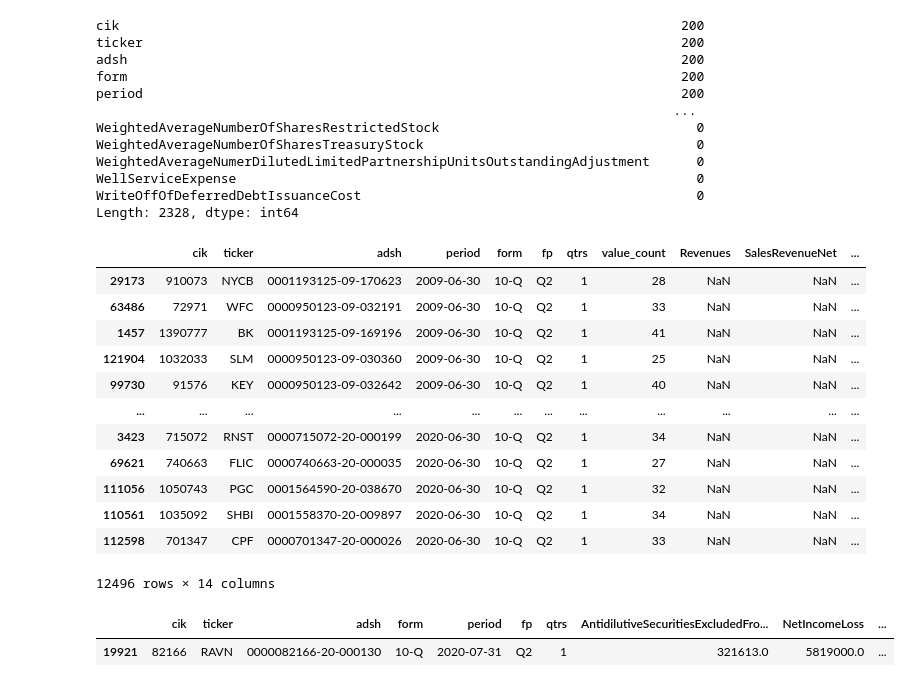
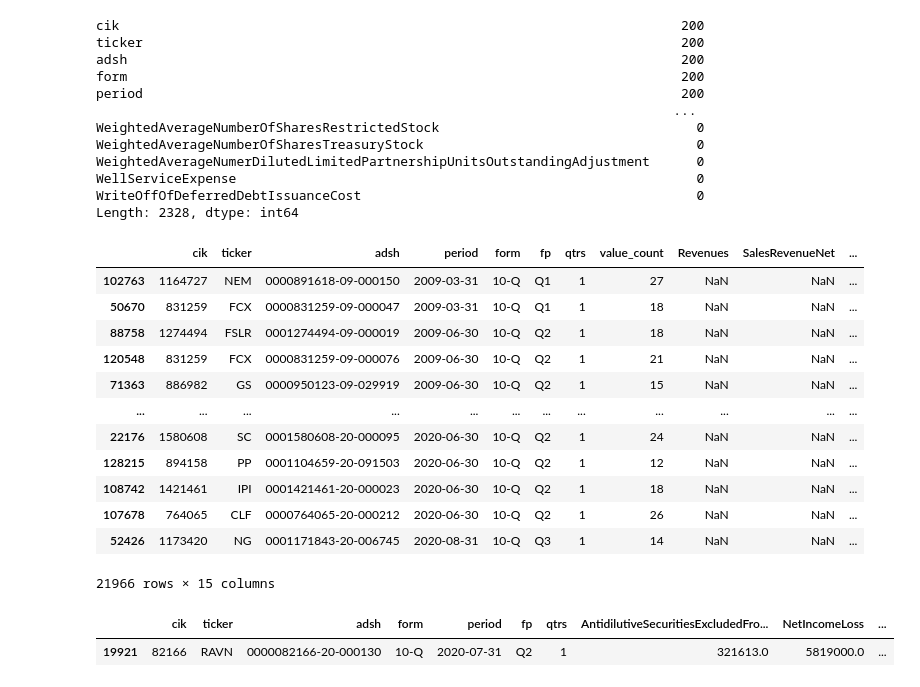
Before and after one commit to HansjoergW/bfh_mt_hs2020_sec_data, a Jupyter notebook: 04_UniformAndCompleteData.ipynb, the cells around one changed output. Cells and saved outputs as stored; diff of their text form; code cells hidden in the pictures.

```diff
--- a/04_UniformAndCompleteData.ipynb
+++ b/04_UniformAndCompleteData.ipynb
@@ -570,7 +570,7 @@ is_pivot_pd_copy = prepare_un_values(is_pivot_pd_copy, [
     'Revenues',
     'SalesRevenueNet',
     'RevenueFromContractWithCustomerExcludingAssessedTax',
-    'RevenueFromContractWithCustomerIncludingAssessedTax',
+    'RevenueFromContractWithCustomerIncludingAssessedTax'
 ])
 is_pivot_pd_copy.shape
 # %% [output]
@@ -720,51 +745,52 @@ is_pivot_pd_copy[
                 &(is_pivot_pd_copy.SalesRevenueNet.isnull())  \
                 &(is_pivot_pd_copy.RevenueFromContractWithCustomerExcludingAssessedTax.isnull())   \
                 &(is_pivot_pd_copy.RevenueFromContractWithCustomerIncludingAssessedTax.isnull())   \
-                &(is_pivot_pd_copy.InterestAndDividendIncomeOperating.notnull())   \
-                &(is_pivot_pd_copy.NoninterestIncome.notnull())   \
-#               &(is_pivot_pd_copy.qtrs == '0')   \
-#                 &(is_pivot_pd_copy.Revenues.isnull())  \
+                &(is_pivot_pd_copy.InterestAndDividendIncomeOperating.isnull())   \
+                &(is_pivot_pd_copy.NoninterestIncome.isnull())   \
+               &(is_pivot_pd_copy.RevenuesExcludingInterestAndDividends.isnull())   \
+                 &(is_pivot_pd_copy.RegulatedAndUnregulatedOperatingRevenue.isnull())  \
 #                 &(is_pivot_pd_copy.SalesRevenueNet.isnull())  \
                 ] \
   [["cik","ticker", "adsh","period", "form","fp","qtrs","value_count",
     'Revenues',
     'SalesRevenueNet',
      'RevenueFromContractWithCustomerExcludingAssessedTax', # Sales
      'RevenueFromContractWithCustomerIncludingAssessedTax', # Sales
     'InterestAndDividendIncomeOperating',
-    'NoninterestIncome'
+    'NoninterestIncome',
+    'RevenuesExcludingInterestAndDividends'
 
 #  'Revenues',
 #  'SalesRevenueNet',
 #  'OperatingLeasesIncomeStatementLeaseRevenue',
 
 
 #  'RevenueFromCollaborativeArrangementExcludingRevenueFromContractWithCustomer',
 #  'RevenueNotFromContractWithCustomer',
 #  'RevenueNotFromContractWithCustomerExcludingInterestIncome',
 #  'RevenueNotFromContractWithCustomerOther',
 #  'RevenuesFromExternalCustomers',
 # 'CostOfGoodsAndServicesSold',
 #  'GrossProfit'
 
 
 
    ]] \
     .sort_values(by=['period'])
 # %% [output]
 |  | cik | ticker | adsh | period | form | fp | qtrs | value_count | Revenues | SalesRevenueNet | ... |
-| 29173 | 910073 | NYCB | 0001193125-09-170623 | 2009-06-30 | 10-Q | Q2 | 1 | 28 | NaN | NaN | ... |
-| 63486 | 72971 | WFC | 0000950123-09-032191 | 2009-06-30 | 10-Q | Q2 | 1 | 33 | NaN | NaN | ... |
-| 1457 | 1390777 | BK | 0001193125-09-169196 | 2009-06-30 | 10-Q | Q2 | 1 | 41 | NaN | NaN | ... |
-| 121904 | 1032033 | SLM | 0000950123-09-030360 | 2009-06-30 | 10-Q | Q2 | 1 | 25 | NaN | NaN | ... |
-| 99730 | 91576 | KEY | 0000950123-09-032642 | 2009-06-30 | 10-Q | Q2 | 1 | 40 | NaN | NaN | ... |
+| 102763 | 1164727 | NEM | 0000891618-09-000150 | 2009-03-31 | 10-Q | Q1 | 1 | 27 | NaN | NaN | ... |
+| 50670 | 831259 | FCX | 0000831259-09-000047 | 2009-03-31 | 10-Q | Q1 | 1 | 18 | NaN | NaN | ... |
+| 88758 | 1274494 | FSLR | 0001274494-09-000019 | 2009-06-30 | 10-Q | Q2 | 1 | 18 | NaN | NaN | ... |
+| 120548 | 831259 | FCX | 0000831259-09-000076 | 2009-06-30 | 10-Q | Q2 | 1 | 21 | NaN | NaN | ... |
+| 71363 | 886982 | GS | 0000950123-09-029919 | 2009-06-30 | 10-Q | Q2 | 1 | 15 | NaN | NaN | ... |
 | ... | ... | ... | ... | ... | ... | ... | ... | ... | ... | ... | ... |
-| 3423 | 715072 | RNST | 0000715072-20-000199 | 2020-06-30 | 10-Q | Q2 | 1 | 34 | NaN | NaN | ... |
-| 69621 | 740663 | FLIC | 0000740663-20-000035 | 2020-06-30 | 10-Q | Q2 | 1 | 27 | NaN | NaN | ... |
-| 111056 | 1050743 | PGC | 0001564590-20-038670 | 2020-06-30 | 10-Q | Q2 | 1 | 32 | NaN | NaN | ... |
-| 110561 | 1035092 | SHBI | 0001558370-20-009897 | 2020-06-30 | 10-Q | Q2 | 1 | 34 | NaN | NaN | ... |
-| 112598 | 701347 | CPF | 0000701347-20-000026 | 2020-06-30 | 10-Q | Q2 | 1 | 33 | NaN | NaN | ... |
+| 22176 | 1580608 | SC | 0001580608-20-000095 | 2020-06-30 | 10-Q | Q2 | 1 | 24 | NaN | NaN | ... |
+| 128215 | 894158 | PP | 0001104659-20-091503 | 2020-06-30 | 10-Q | Q2 | 1 | 12 | NaN | NaN | ... |
+| 108742 | 1421461 | IPI | 0001421461-20-000023 | 2020-06-30 | 10-Q | Q2 | 1 | 18 | NaN | NaN | ... |
+| 107678 | 764065 | CLF | 0000764065-20-000212 | 2020-06-30 | 10-Q | Q2 | 1 | 26 | NaN | NaN | ... |
+| 52426 | 1173420 | NG | 0001171843-20-006745 | 2020-08-31 | 10-Q | Q3 | 1 | 14 | NaN | NaN | ... |
-12496 rows × 14 columns
+21966 rows × 15 columns
 # %%
 is_pivot_pd_copy[is_pivot_pd_copy.adsh=="0000082166-20-000130"].dropna(how='all', axis=1)
 # %% [output]
```
Also changed, not shown: parts of 4 cells of this notebook.
